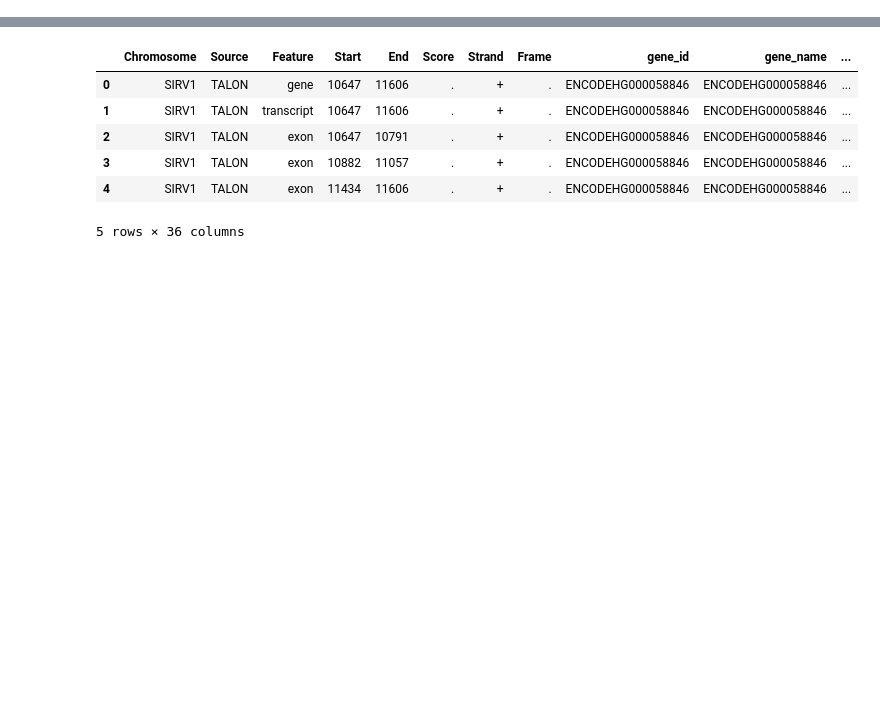
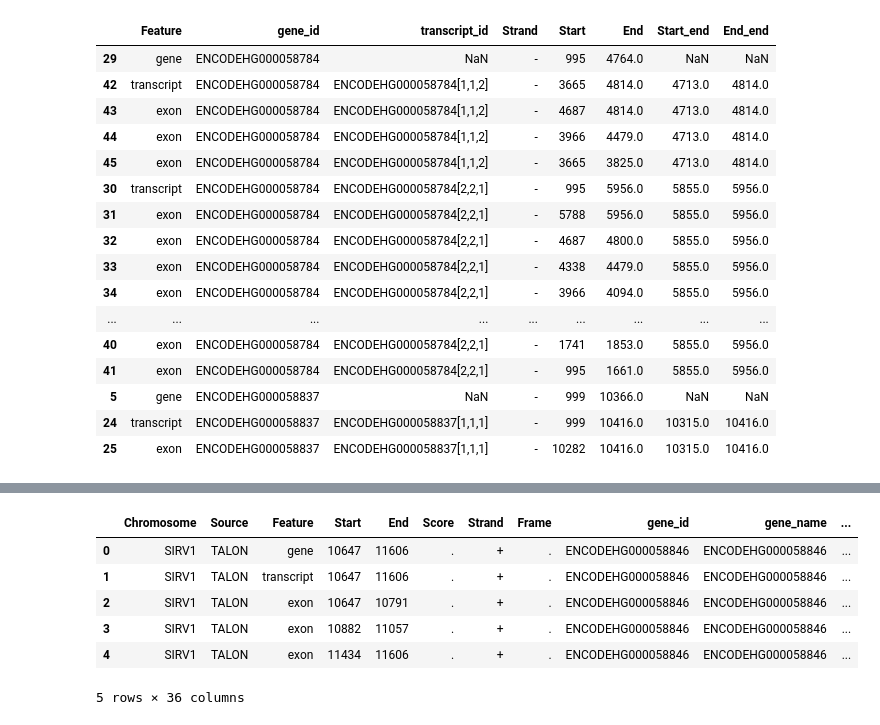
Before and after one commit to mortazavilab/cerberus, a Jupyter notebook: 220412_dev.ipynb, the cells around one changed output, grey strips where cells are left out. Cells and saved outputs as stored; diff of their text form; code cells hidden in the pictures; blank space fills up the shorter version.

```diff
--- a/220412_dev.ipynb
+++ b/220412_dev.ipynb
@@ -93,7 +78,13 @@ update_ends = True
 
 # replace_gtf_ids(gtf, h5, agg, update_ends)
 # %%
+h5 = '/Users/fairliereese/mortazavi_lab/data/rnawg/lr_bulk/cerberus/human_cerberus.h5'
+gtf = '/Users/fairliereese/mortazavi_lab/data/rnawg/lr_bulk/talon/human_known_nic_nnc_talon.gtf'
+agg = True
+update_ends = True
+
 df = pr.read_gtf(gtf).df
+print(len(df.index))
 entry_types = ['gene', 'transcript', 'exon']
 df = df.loc[df.Feature.isin(entry_types)]
 
@@ -101,3 +92,16 @@ if not update_ends:
     _, _, _, m_df = read_h5(h5)
 else:
     _, tss, tes, m_df = read_h5(h5)
+    # hack to remove duplicates for now
+    tss = pr.PyRanges(tss.df[['Chromosome', 'Start', 'End', 'Strand', 'gene_id', 'tss']].drop_duplicates())
+    tes = pr.PyRanges(tes.df[['Chromosome', 'Start', 'End', 'Strand', 'gene_id', 'tes']].drop_duplicates())
+    tss = tss.df
+    tes = tes.df
+    tss['tss_id'] = tss.gene_id+'_'+tss.tss.astype(str)
+    tes['tes_id'] = tes.gene_id+'_'+tes.tes.astype(str)
+    tss = pr.PyRanges(tss)
+    tes = pr.PyRanges(tes)
+
+
+m_df.drop(['transcript_triplet',
+           'gene_name', 'gene_id'], axis=1, inplace=True)
@@ -103,0 +110,2 @@ else:
+# %%
+df = map_gtf_transcripts(df, m_df)
@@ -103,0 +143,20 @@ else:
+# %%
+def update_ends(gtf, tss, tes):
+    """
+    Update gene, transcript, and exon boundaries to be
+    furthest upstream or downstream entry for end used
+    """
+    gtf = gtf.copy(deep=True)
+    # print(gtf.loc[gtf.gene_id == 'ENCODEHG000058844', ['Feature', 'gene_id', 'transcript_id', 'Start', 'End']])
+
+    for mode, ends in zip(['tss', 'tes'], [tss, tes]):
+        ends = ends.df
+        ends = ends[['Start', 'End', 'gene_id', mode, '{}_id'.format(mode)]]
+        gtf = gtf.merge(ends, how='left',
+                        on='{}_id'.format(mode),
+                        suffixes=('', '_end'))
+
+        gtf = sort_gtf(gtf)
+        break
+
+    return gtf
@@ -103,0 +167,2 @@ else:
+# %%
+gtf = update_ends(df, tss, tes)
@@ -103,0 +310,20 @@ else:
+# %%
+rev[['Feature', 'gene_id', 'transcript_id', 'Strand', 'Start', 'End', 'Start_end', 'End_end']].head(20)
+# %% [output]
+|  | Feature | gene_id | transcript_id | Strand | Start | End | Start_end | End_end |
+| 29 | gene | ENCODEHG000058784 | NaN | - | 995 | 4764.0 | NaN | NaN |
+| 42 | transcript | ENCODEHG000058784 | ENCODEHG000058784[1,1,2] | - | 3665 | 4814.0 | 4713.0 | 4814.0 |
+| 43 | exon | ENCODEHG000058784 | ENCODEHG000058784[1,1,2] | - | 4687 | 4814.0 | 4713.0 | 4814.0 |
+| 44 | exon | ENCODEHG000058784 | ENCODEHG000058784[1,1,2] | - | 3966 | 4479.0 | 4713.0 | 4814.0 |
+| 45 | exon | ENCODEHG000058784 | ENCODEHG000058784[1,1,2] | - | 3665 | 3825.0 | 4713.0 | 4814.0 |
+| 30 | transcript | ENCODEHG000058784 | ENCODEHG000058784[2,2,1] | - | 995 | 5956.0 | 5855.0 | 5956.0 |
+| 31 | exon | ENCODEHG000058784 | ENCODEHG000058784[2,2,1] | - | 5788 | 5956.0 | 5855.0 | 5956.0 |
+| 32 | exon | ENCODEHG000058784 | ENCODEHG000058784[2,2,1] | - | 4687 | 4800.0 | 5855.0 | 5956.0 |
+| 33 | exon | ENCODEHG000058784 | ENCODEHG000058784[2,2,1] | - | 4338 | 4479.0 | 5855.0 | 5956.0 |
+| 34 | exon | ENCODEHG000058784 | ENCODEHG000058784[2,2,1] | - | 3966 | 4094.0 | 5855.0 | 5956.0 |
+| ... | ... | ... | ... | ... | ... | ... | ... | ... |
+| 40 | exon | ENCODEHG000058784 | ENCODEHG000058784[2,2,1] | - | 1741 | 1853.0 | 5855.0 | 5956.0 |
+| 41 | exon | ENCODEHG000058784 | ENCODEHG000058784[2,2,1] | - | 995 | 1661.0 | 5855.0 | 5956.0 |
+| 5 | gene | ENCODEHG000058837 | NaN | - | 999 | 10366.0 | NaN | NaN |
+| 24 | transcript | ENCODEHG000058837 | ENCODEHG000058837[1,1,1] | - | 999 | 10416.0 | 10315.0 | 10416.0 |
+| 25 | exon | ENCODEHG000058837 | ENCODEHG000058837[1,1,1] | - | 10282 | 10416.0 | 10315.0 | 10416.0 |
```
Also changed, not shown: parts of 61 cells of this notebook, 1 other file.
